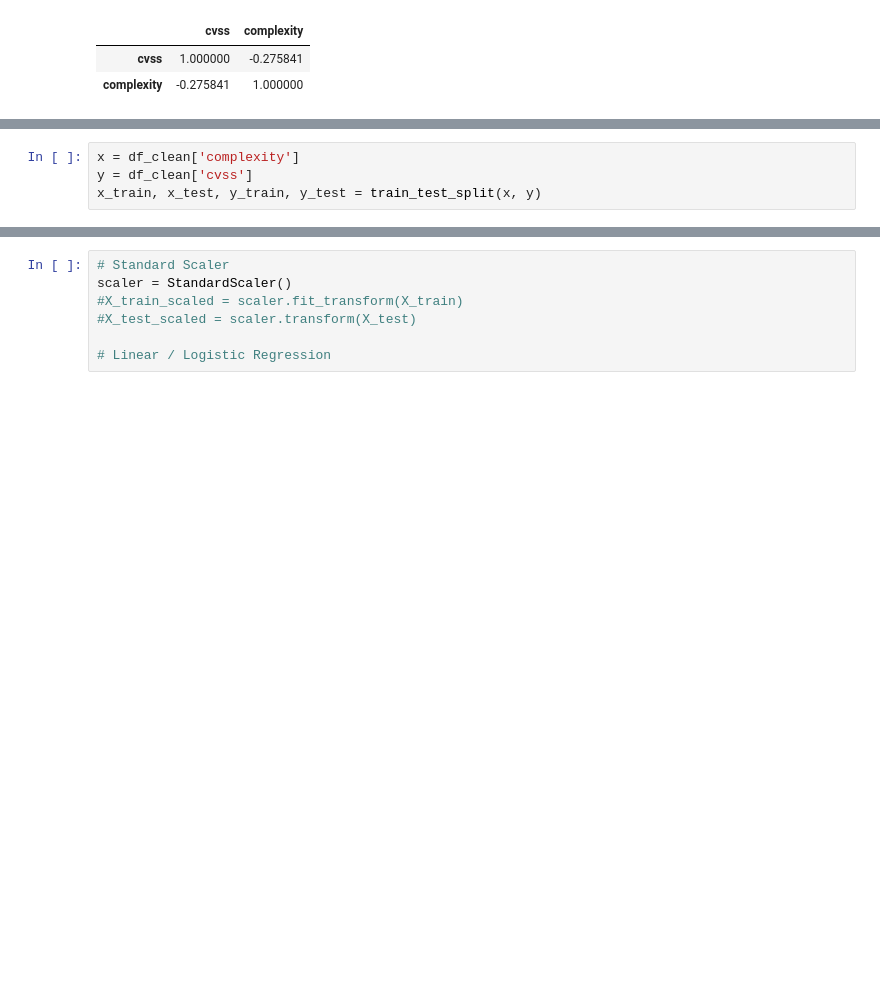
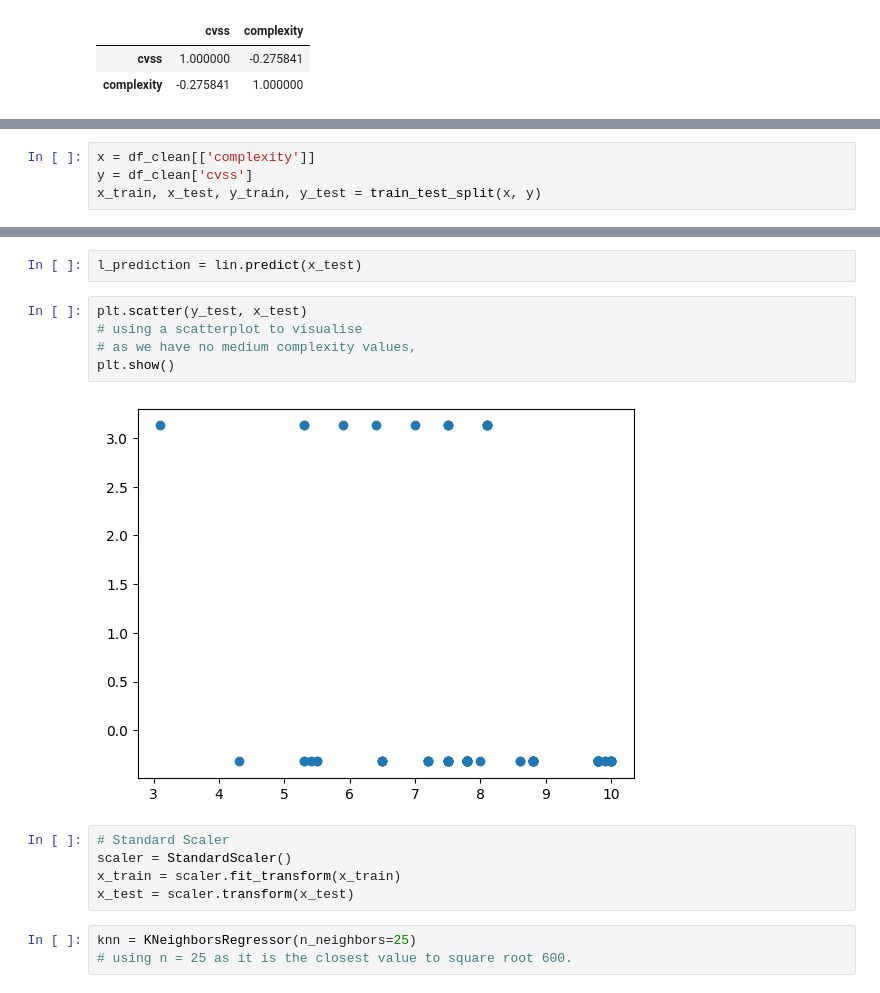
Before and after one commit to S10241798/AITT, a Jupyter notebook: AITT Assignment.ipynb, the cells around one changed output, grey strips where cells are left out. Saved outputs shown, nothing was run; the diff lists cells and outputs as text; blank space fills up the shorter version.

```diff
--- a/AITT Assignment.ipynb
+++ b/AITT Assignment.ipynb
@@ -183,4 +193,4 @@ df_clean.corr()
 # %%
-x = df_clean['complexity']
+x = df_clean[['complexity']]
 y = df_clean['cvss']
 x_train, x_test, y_train, y_test = train_test_split(x, y)
@@ -192,7 +208,17 @@ ValueError: Expected a 2-dimensional container but got <class 'pandas.core.serie
+# %%
+l_prediction = lin.predict(x_test)
+# %%
+plt.scatter(y_test, x_test)
+# using a scatterplot to visualise
+# as we have no medium complexity values,
+plt.show()
+# %% [output]
+[figure, added]
 # %%
 # Standard Scaler
 scaler = StandardScaler()
-#X_train_scaled = scaler.fit_transform(X_train)
-#X_test_scaled = scaler.transform(X_test)
-
-# Linear / Logistic Regression
+x_train = scaler.fit_transform(x_train)
+x_test = scaler.transform(x_test)
+# %%
+knn = KNeighborsRegressor(n_neighbors=25)
+# using n = 25 as it is the closest value to square root 600.
```
Also changed, not shown: parts of 18 cells of this notebook.
